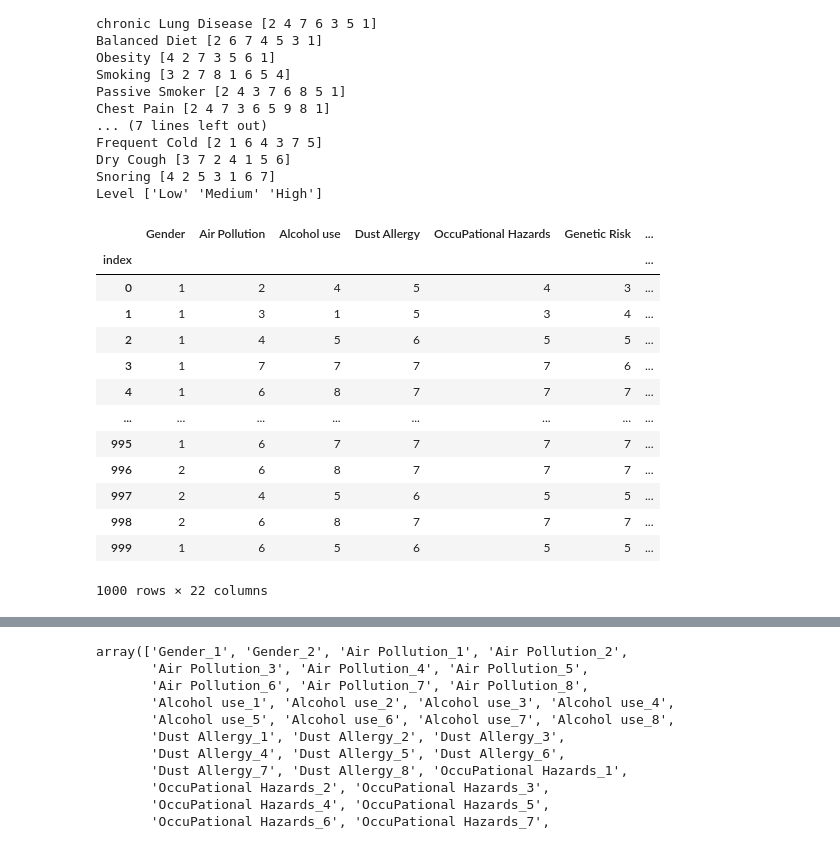
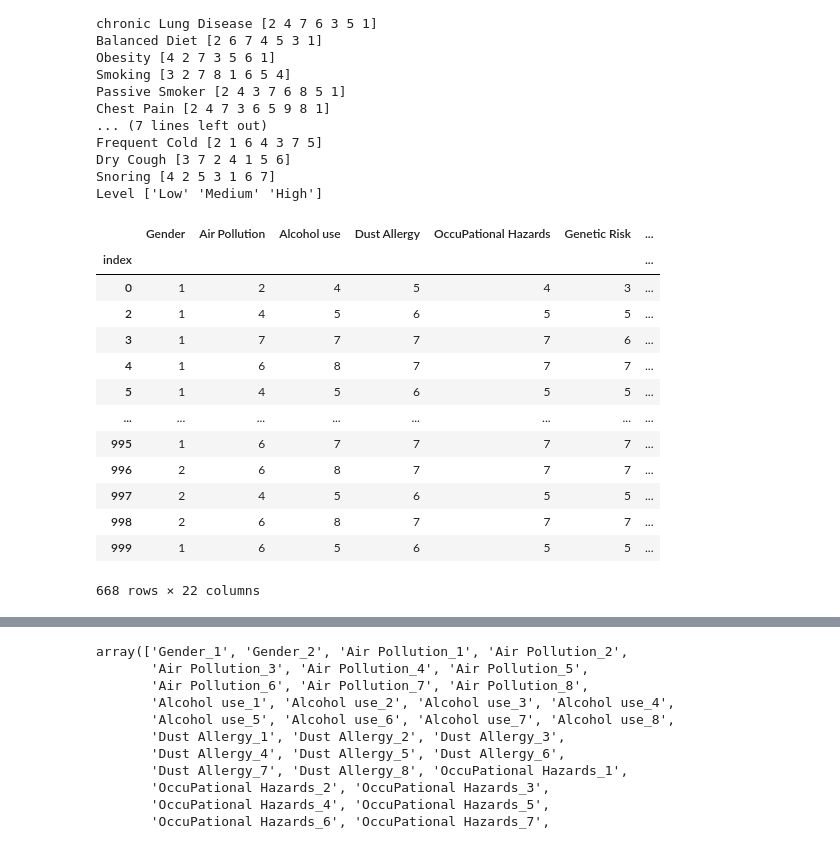
Before and after one commit to Chpel/Maga, a Jupyter notebook: OSDA .ipynb/Big homework/Bin_dataset.ipynb, the cells around one changed output, grey strips where cells are left out. Saved outputs shown, nothing was run; the diff lists cells and outputs as text; code cells hidden in the pictures.

```diff
--- a/OSDA .ipynb/Big homework/Bin_dataset.ipynb
+++ b/OSDA .ipynb/Big homework/Bin_dataset.ipynb
@@ -85,20 +86,20 @@ Dry Cough [3 7 2 4 1 5 6]
 Snoring [4 2 5 3 1 6 7]
 Level ['Low' 'Medium' 'High']
 # %%
-raw_df = df[df.columns.drop(["Patient Id", "Age", "Level"])]
+raw_df = df[df.columns.drop(["Patient Id", "Age", "Level"])][df.Level != 'Medium']
 raw_df
 # %% [output]
 |  | Gender | Air Pollution | Alcohol use | Dust Allergy | OccuPational Hazards | Genetic Risk | ... |
 | index |  |  |  |  |  |  | ... |
 | 0 | 1 | 2 | 4 | 5 | 4 | 3 | ... |
-| 1 | 1 | 3 | 1 | 5 | 3 | 4 | ... |
 | 2 | 1 | 4 | 5 | 6 | 5 | 5 | ... |
 | 3 | 1 | 7 | 7 | 7 | 7 | 6 | ... |
 | 4 | 1 | 6 | 8 | 7 | 7 | 7 | ... |
+| 5 | 1 | 4 | 5 | 6 | 5 | 5 | ... |
 | ... | ... | ... | ... | ... | ... | ... | ... |
 | 995 | 1 | 6 | 7 | 7 | 7 | 7 | ... |
 | 996 | 2 | 6 | 8 | 7 | 7 | 7 | ... |
 | 997 | 2 | 4 | 5 | 6 | 5 | 5 | ... |
 | 998 | 2 | 6 | 8 | 7 | 7 | 7 | ... |
 | 999 | 1 | 6 | 5 | 6 | 5 | 5 | ... |
-1000 rows × 22 columns
+668 rows × 22 columns
```
Also changed, not shown: parts of 10 cells of this notebook.
